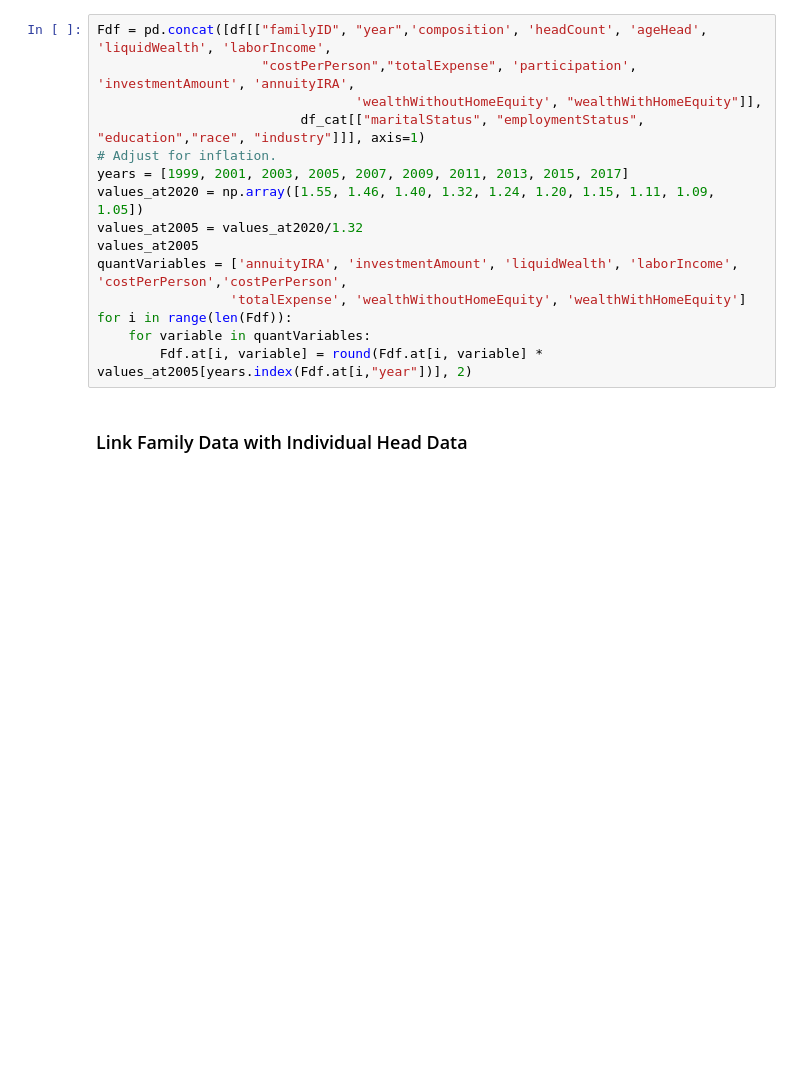
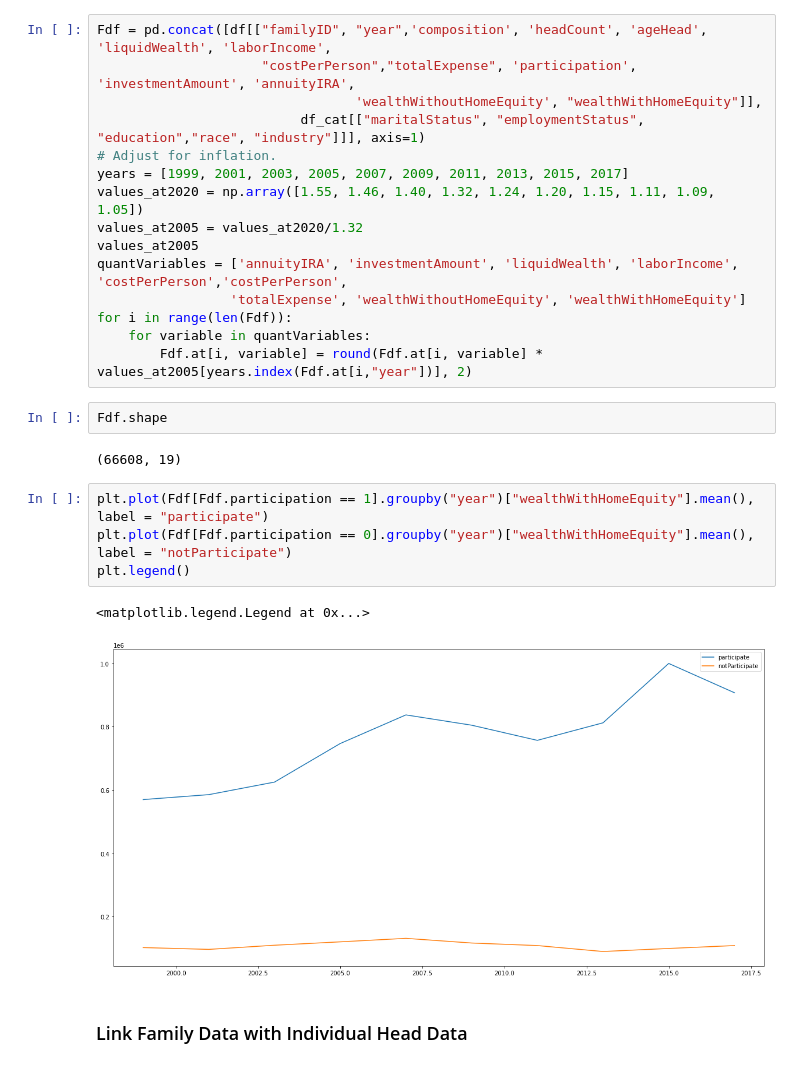
Before and after one commit to dongxulee/lifeCycle, a Jupyter notebook: 20201110/empirical/DataProcessing.ipynb, the cells around one changed output. Drawn from its saved outputs; the diff is of its cells as text; blank space fills up the shorter version.

```diff
--- a/20201110/empirical/DataProcessing.ipynb
+++ b/20201110/empirical/DataProcessing.ipynb
@@ -190,6 +190,17 @@ quantVariables = ['annuityIRA', 'investmentAmount', 'liquidWealth', 'laborIncome
 for i in range(len(Fdf)):
     for variable in quantVariables:
         Fdf.at[i, variable] = round(Fdf.at[i, variable] * values_at2005[years.index(Fdf.at[i,"year"])], 2)
+# %%
+Fdf.shape
+# %% [output]
+(66608, 19)
+# %%
+plt.plot(Fdf[Fdf.participation == 1].groupby("year")["wealthWithHomeEquity"].mean(), label = "participate")
+plt.plot(Fdf[Fdf.participation == 0].groupby("year")["wealthWithHomeEquity"].mean(), label = "notParticipate")
+plt.legend()
+# %% [output]
+<matplotlib.legend.Legend at 0x...>
+[figure, added]
 # %% [markdown]
 ### Link Family Data with Individual Head Data
 # %%
```
Also changed, not shown: parts of 12 cells of this notebook, 1 other file.
